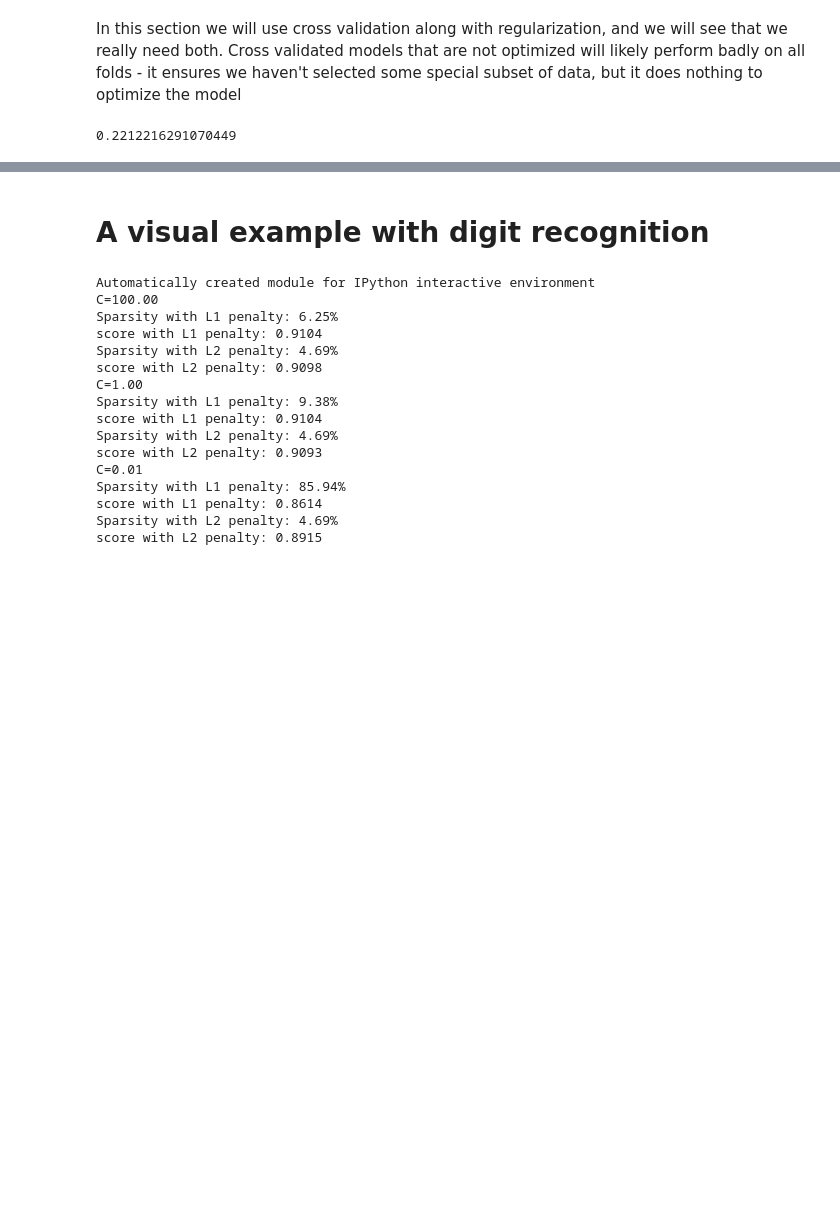
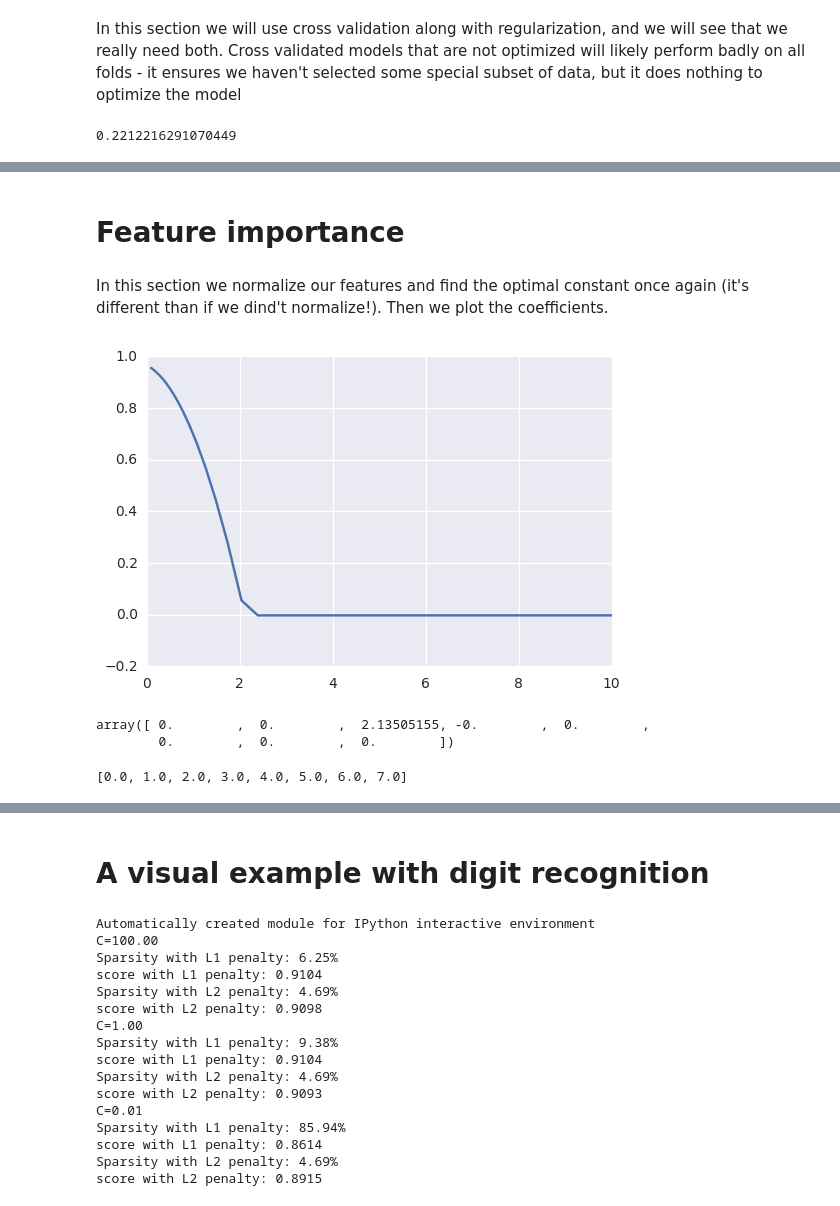
Before and after one commit to CJ-Wright/APMAE4990-, a Jupyter notebook: notebooks/Lecture 3 - Model Complexity and Regularization.ipynb, the cells around one changed output, grey strips where cells are left out. Drawn from its saved outputs; the diff is of its cells as text; code cells hidden in the pictures; blank space fills up the shorter version.

```diff
--- a/notebooks/Lecture 3 - Model Complexity and Regularization.ipynb
+++ b/notebooks/Lecture 3 - Model Complexity and Regularization.ipynb
@@ -463,0 +463,45 @@ plt.show()
+# %% [markdown]
+# Feature importance
+# %% [markdown]
+In this section we normalize our features and find the optimal constant once again (it's different than if we dind't normalize!).
+Then we plot the coefficients.
+# %%
+y = rooms_sold
+X = df
+
+scaler = StandardScaler()
+X = X.as_matrix().astype(np.float)
+X = scaler.fit_transform(X)
+X_train = X[0:int(size*0.8)]
+X_test = X[int(size*0.8):]
+
+# Create linear regression object
+alphas = np.logspace(-1,1,30)
+from sklearn.linear_model import Lasso
+scores = []
+
+# Split the targets into training/testing sets
+y_train = y[0:int(size*0.8)]
+y_test = y[int(size*0.8):]
+
+for alpha in alphas:
+    regr = Lasso(alpha=alpha)
+
+    # Train the model using the training sets
+    regr.fit(X_train, y_train)
+    scores.append(regr.score(X_test,y_test))
+plt.plot(alphas,scores)
+best_alpha=alphas[np.argmax(scores)]
+# %% [output]
+[figure, added]
+# %%
+regr = Lasso(alpha=alphas[best_alpha])
+regr.fit(X_train,y_train)
+regr.coef_
+# %% [output]
+array([ 0.        ,  0.        ,  2.13505155, -0.        ,  0.        ,
+        0.        ,  0.        ,  0.        ])
+# %%
+[round(x,2) for x in range(len(regr.coef_))]
+# %% [output]
+[0.0, 1.0, 2.0, 3.0, 4.0, 5.0, 6.0, 7.0]
```
Also changed, not shown: parts of 12 cells of this notebook.
